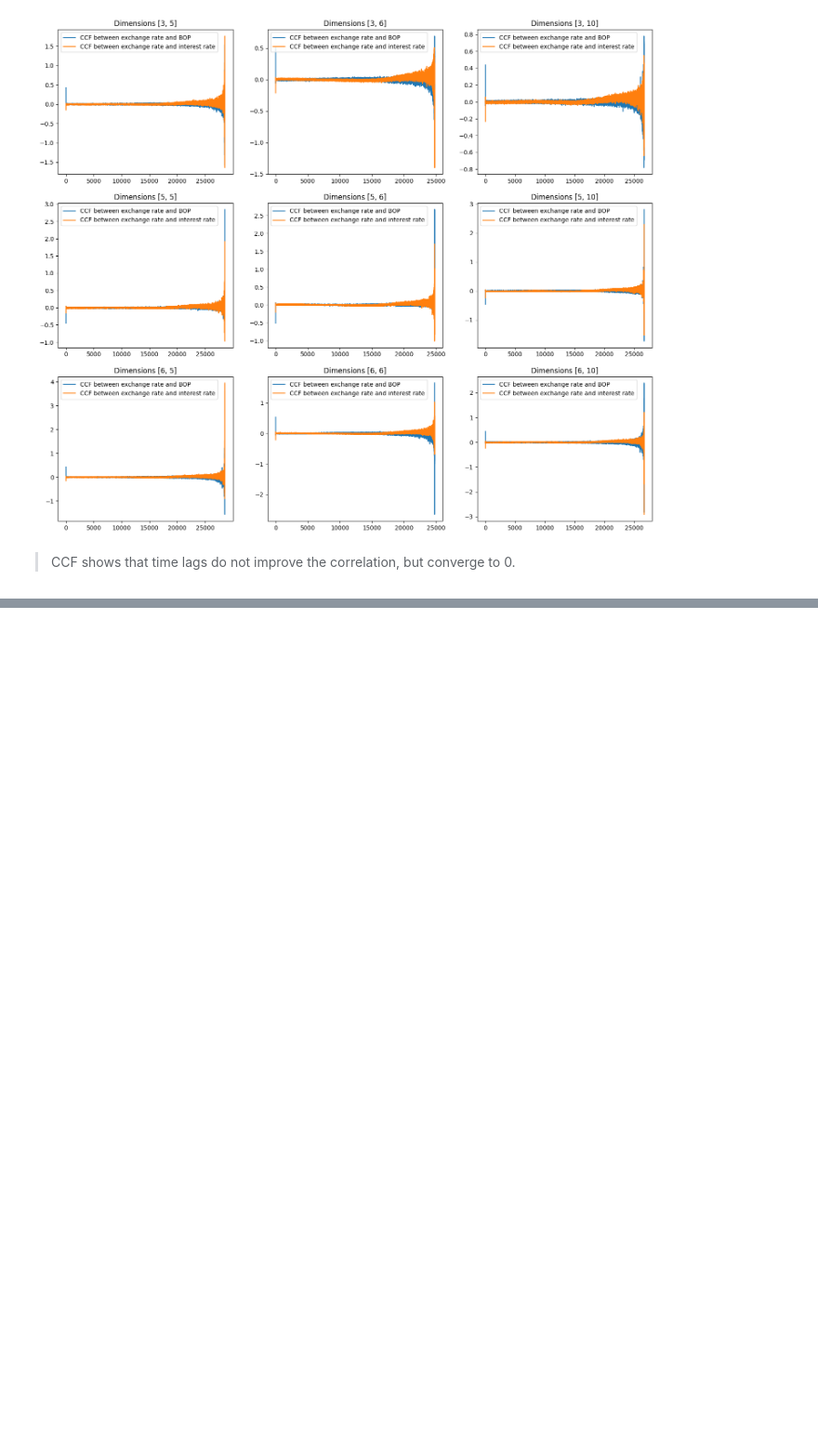
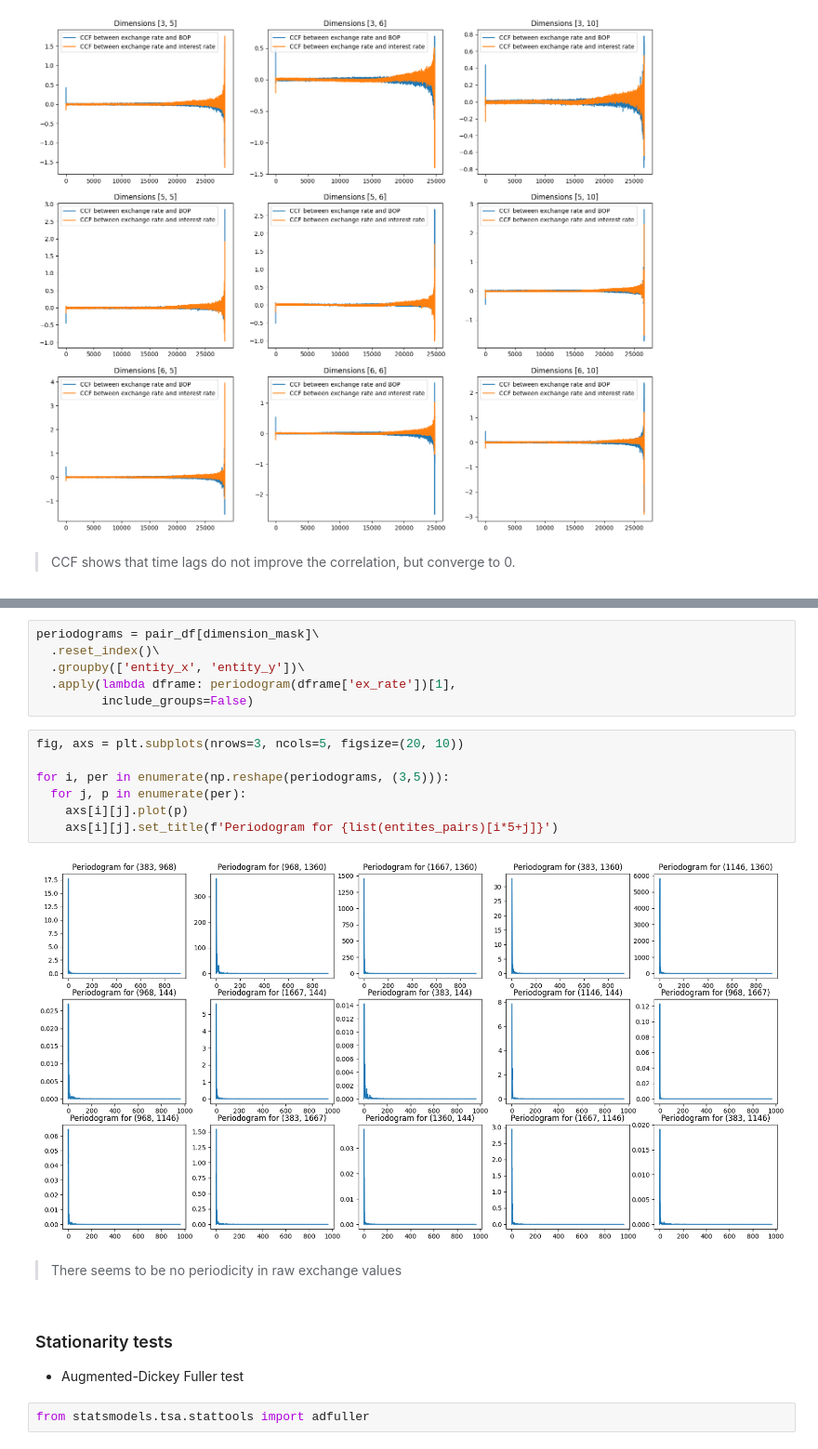
Before and after one commit to lukasjanusauskas/forex, a Jupyter notebook: notebooks/eda.ipynb, the cells around one changed output, grey strips where cells are left out. Shown at 93% size. Drawn from its saved outputs; the diff is of its cells as text; blank space fills up the shorter version.

```diff
--- a/notebooks/eda.ipynb
+++ b/notebooks/eda.ipynb
@@ -300,0 +323,23 @@ for dim_pair, data in pair_df.groupby(['bop_measure', 'inr_measure']):
+# %%
+periodograms = pair_df[dimension_mask]\
+  .reset_index()\
+  .groupby(['entity_x', 'entity_y'])\
+  .apply(lambda dframe: periodogram(dframe['ex_rate'])[1],
+         include_groups=False)
+# %%
+fig, axs = plt.subplots(nrows=3, ncols=5, figsize=(20, 10))
+
+for i, per in enumerate(np.reshape(periodograms, (3,5))):
+  for j, p in enumerate(per):
+    axs[i][j].plot(p)
+    axs[i][j].set_title(f'Periodogram for {list(entites_pairs)[i*5+j]}')
+# %% [output]
+[figure, added]
+# %% [markdown]
+> There seems to be no periodicity in raw exchange values
+# %% [markdown]
+### Stationarity tests
+
+- Augmented-Dickey Fuller test
+# %%
+from statsmodels.tsa.stattools import adfuller
```
Also changed, not shown: parts of 7 cells of this notebook, 1 other file.
